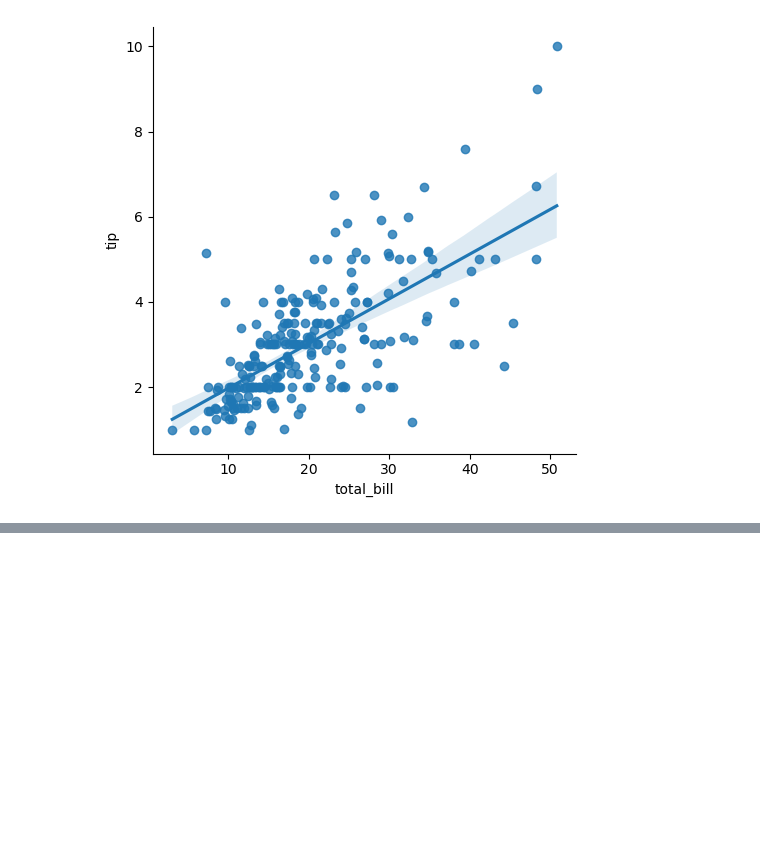
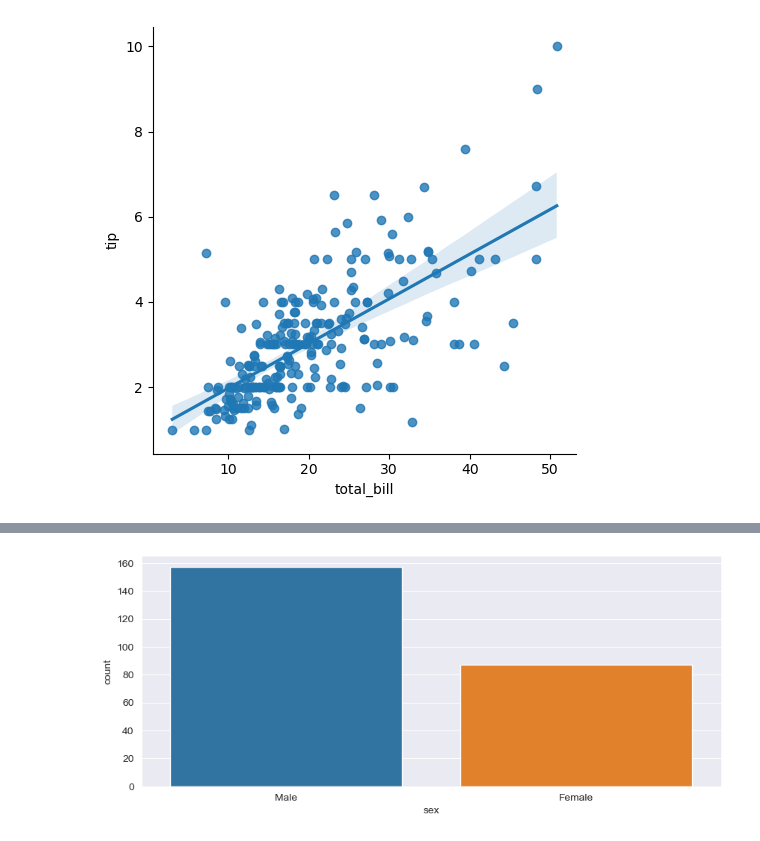
Before and after one commit to clog10/Machine-Learning, a Jupyter notebook: Seaborn/Seaborn.ipynb, the cells around one changed output, grey strips where cells are left out. Saved outputs shown, nothing was run; the diff lists cells and outputs as text; code cells hidden in the pictures; blank space fills up the shorter version.

```diff
--- a/Seaborn/Seaborn.ipynb
+++ b/Seaborn/Seaborn.ipynb
@@ -358,0 +367,7 @@ SyntaxError: invalid syntax. Perhaps you forgot a comma? (2499581802.py, line 1)
+# %%
+plt.figure(figsize=(10,4))
+sns.set_style('darkgrid')
+sns.countplot(x='sex', data=propinas)
+sns.despine()
+# %% [output]
+[figure, added]
```
Also changed, not shown: parts of 6 cells of this notebook.
